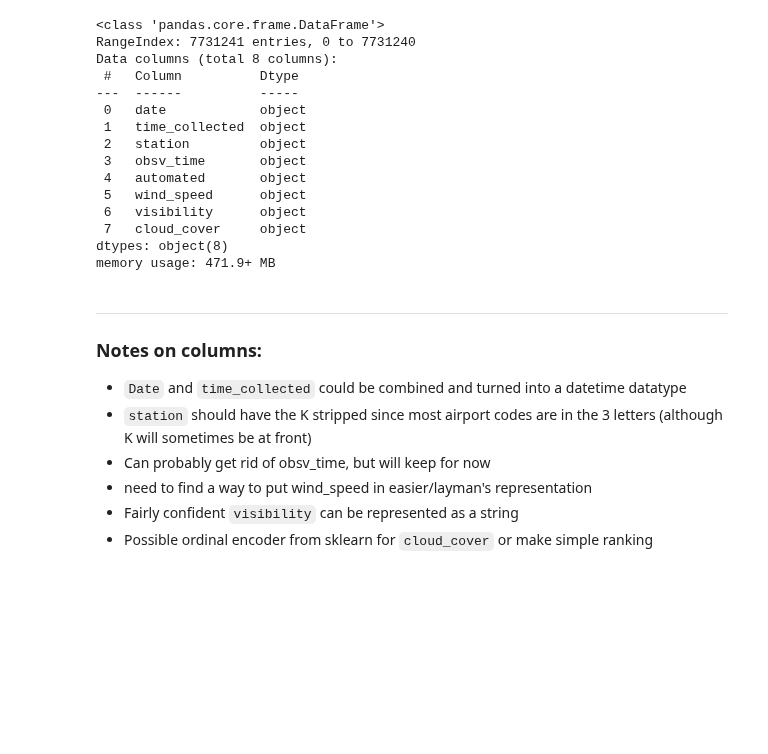
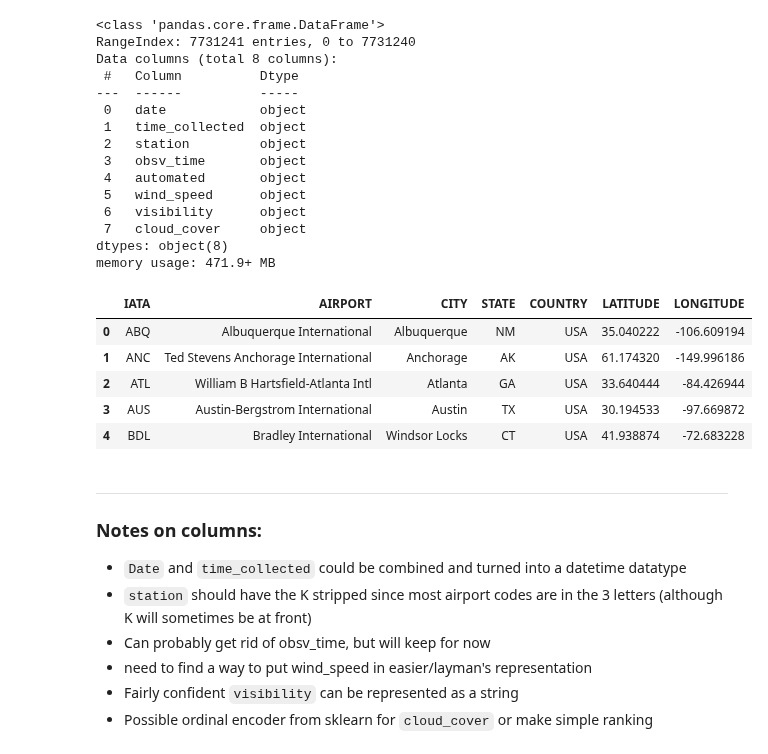
Before and after one commit to hank-butler/METAR_Data, a Jupyter notebook: code/01-data-cleaning.ipynb, the cells around one changed output. Cells and saved outputs as stored; diff of their text form; code cells hidden in the pictures; blank space fills up the shorter version.

Commit message:
reading in airports.csv

```diff
--- a/code/01-data-cleaning.ipynb
+++ b/code/01-data-cleaning.ipynb
@@ -123,6 +127,17 @@ Data columns (total 8 columns):
  7   cloud_cover     object
 dtypes: object(8)
 memory usage: 471.9+ MB
+# %%
+airports = pd.read_csv('../data/airports.csv')
+
+airports.head()
+# %% [output]
+|  | IATA | AIRPORT | CITY | STATE | COUNTRY | LATITUDE | LONGITUDE |
+| 0 | ABQ | Albuquerque International | Albuquerque | NM | USA | 35.040222 | -106.609194 |
+| 1 | ANC | Ted Stevens Anchorage International | Anchorage | AK | USA | 61.174320 | -149.996186 |
+| 2 | ATL | William B Hartsfield-Atlanta Intl | Atlanta | GA | USA | 33.640444 | -84.426944 |
+| 3 | AUS | Austin-Bergstrom International | Austin | TX | USA | 30.194533 | -97.669872 |
+| 4 | BDL | Bradley International | Windsor Locks | CT | USA | 41.938874 | -72.683228 |
 # %% [markdown]
 ---
 
```
Also changed, not shown: parts of 1 cell of this notebook.
